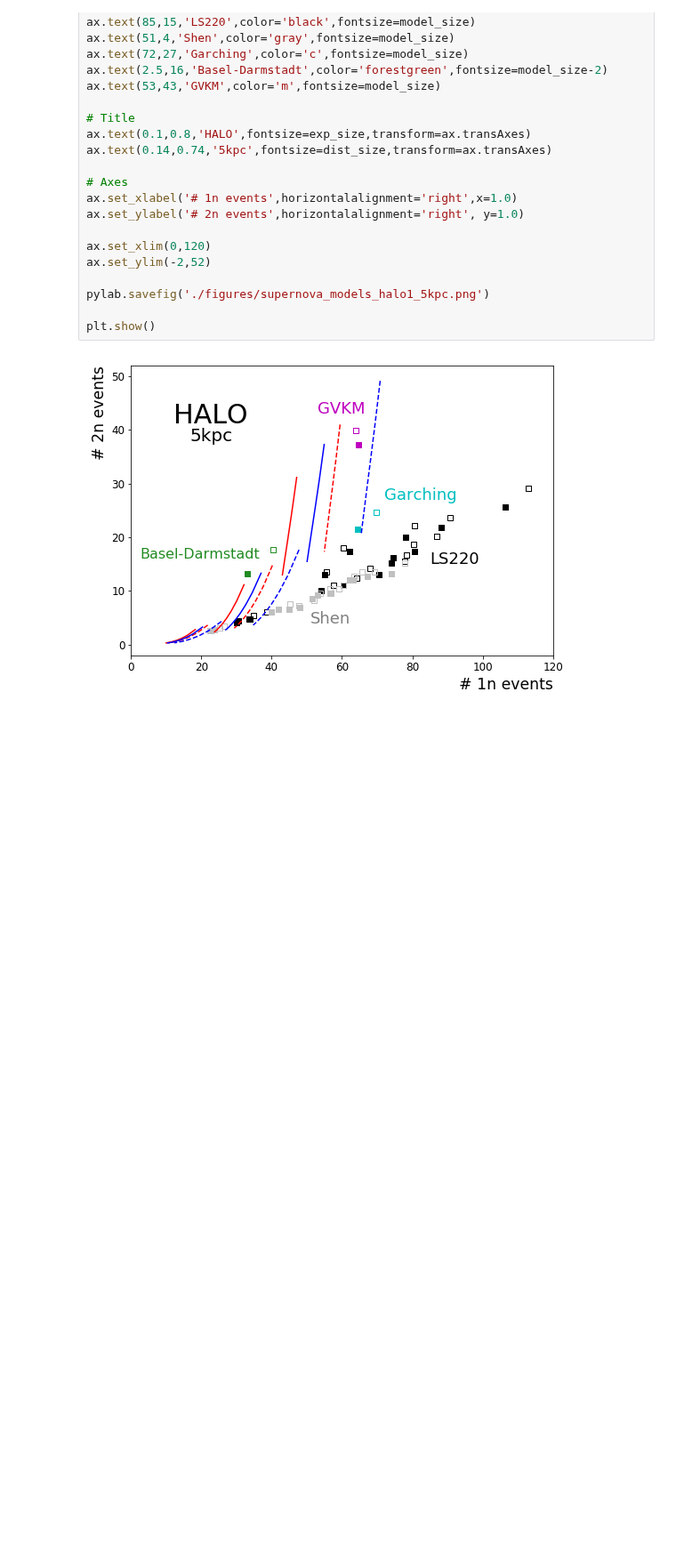
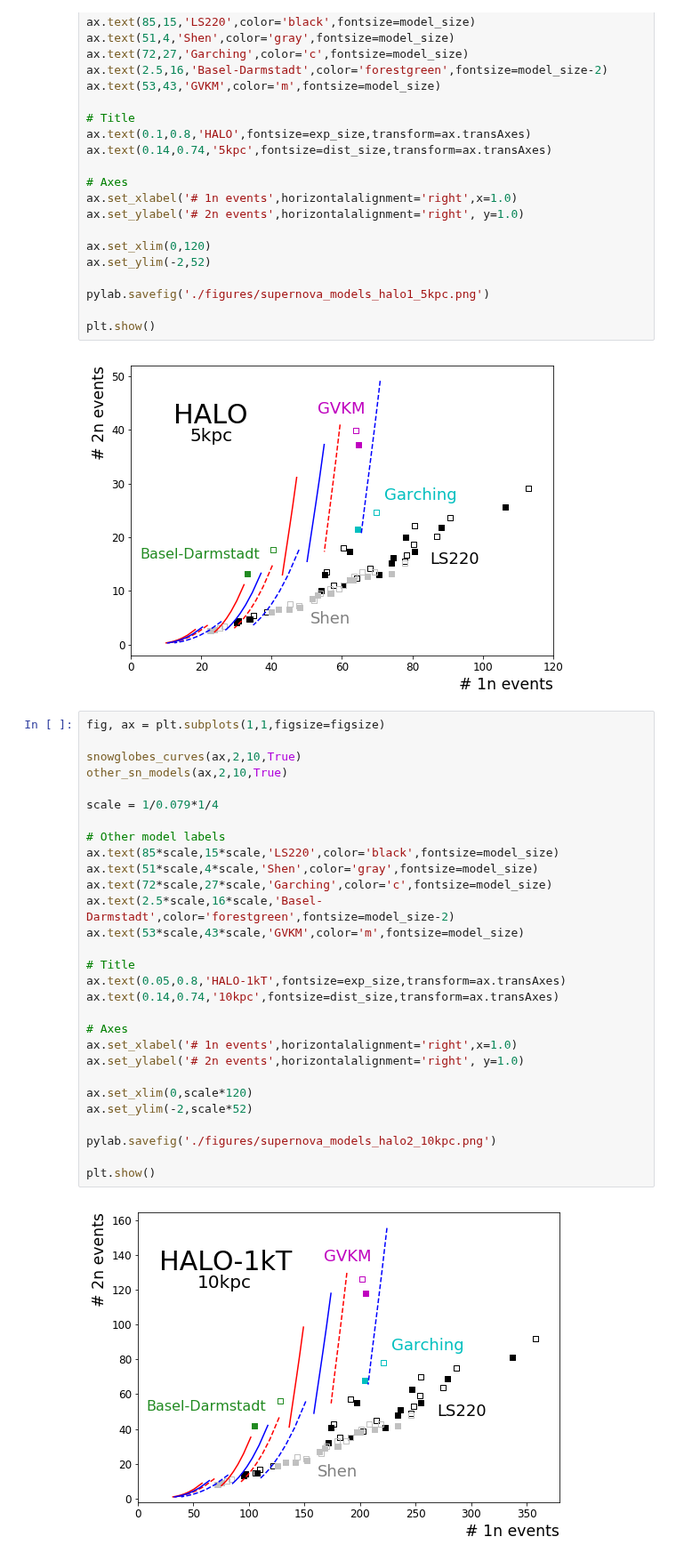
Before and after one commit to jfcrenshaw/halo, a Jupyter notebook: supernova_model_plot.ipynb, the cells around one changed output. Shown at 89% size. Cells and saved outputs as stored; diff of their text form; blank space fills up the shorter version.

```diff
--- a/supernova_model_plot.ipynb
+++ b/supernova_model_plot.ipynb
@@ -41,3 +41,34 @@ pylab.savefig('./figures/supernova_models_halo1_5kpc.png')
 plt.show()
 # %% [output]
 [figure]
+# %%
+fig, ax = plt.subplots(1,1,figsize=figsize)
+
+snowglobes_curves(ax,2,10,True)
+other_sn_models(ax,2,10,True)
+
+scale = 1/0.079*1/4
+
+# Other model labels
+ax.text(85*scale,15*scale,'LS220',color='black',fontsize=model_size)
+ax.text(51*scale,4*scale,'Shen',color='gray',fontsize=model_size)
+ax.text(72*scale,27*scale,'Garching',color='c',fontsize=model_size)
+ax.text(2.5*scale,16*scale,'Basel-Darmstadt',color='forestgreen',fontsize=model_size-2)
+ax.text(53*scale,43*scale,'GVKM',color='m',fontsize=model_size)
+
+# Title
+ax.text(0.05,0.8,'HALO-1kT',fontsize=exp_size,transform=ax.transAxes)
+ax.text(0.14,0.74,'10kpc',fontsize=dist_size,transform=ax.transAxes)
+
+# Axes
+ax.set_xlabel('# 1n events',horizontalalignment='right',x=1.0)
+ax.set_ylabel('# 2n events',horizontalalignment='right', y=1.0)
+
+ax.set_xlim(0,scale*120)
+ax.set_ylim(-2,scale*52)
+
+pylab.savefig('./figures/supernova_models_halo2_10kpc.png')
+
+plt.show()
+# %% [output]
+[figure, added]
```
Also changed, not shown: 9 other files.
